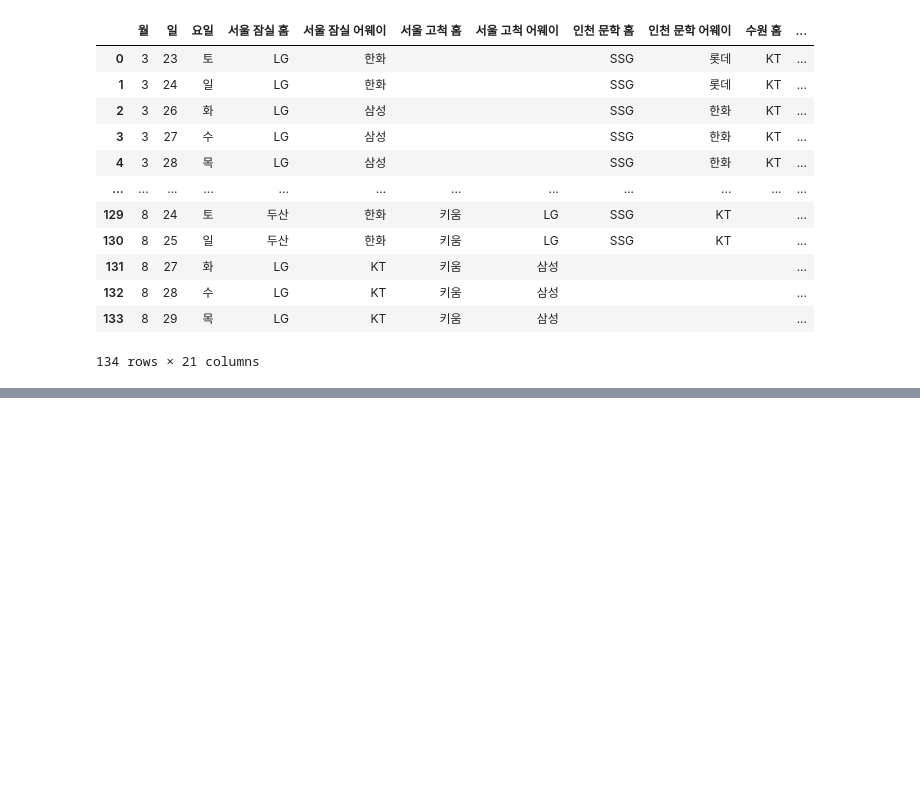
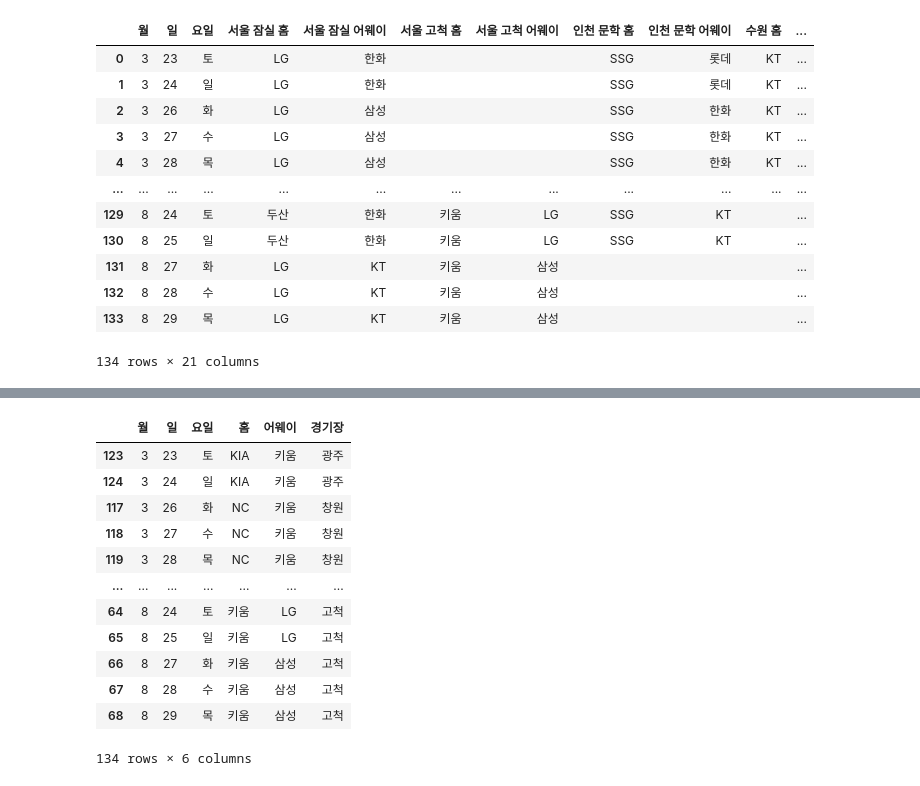
Before and after one commit to PythonProjectGroup02/KBC, a Jupyter notebook: Python/2024kbo_schedule.ipynb, the cells around one changed output, grey strips where cells are left out. Drawn from its saved outputs; the diff is of its cells as text; code cells hidden in the pictures; blank space fills up the shorter version.

```diff
--- a/Python/2024kbo_schedule.ipynb
+++ b/Python/2024kbo_schedule.ipynb
@@ -162,0 +264,17 @@ kbo
+# %%
+kiwoom.sort_values(by=['월', '일'], inplace=True)
+kiwoom
+# %% [output]
+|  | 월 | 일 | 요일 | 홈 | 어웨이 | 경기장 |
+| 123 | 3 | 23 | 토 | KIA | 키움 | 광주 |
+| 124 | 3 | 24 | 일 | KIA | 키움 | 광주 |
+| 117 | 3 | 26 | 화 | NC | 키움 | 창원 |
+| 118 | 3 | 27 | 수 | NC | 키움 | 창원 |
+| 119 | 3 | 28 | 목 | NC | 키움 | 창원 |
+| ... | ... | ... | ... | ... | ... | ... |
+| 64 | 8 | 24 | 토 | 키움 | LG | 고척 |
+| 65 | 8 | 25 | 일 | 키움 | LG | 고척 |
+| 66 | 8 | 27 | 화 | 키움 | 삼성 | 고척 |
+| 67 | 8 | 28 | 수 | 키움 | 삼성 | 고척 |
+| 68 | 8 | 29 | 목 | 키움 | 삼성 | 고척 |
+134 rows × 6 columns
```
Also changed, not shown: parts of 16 cells of this notebook, 1 other file.
